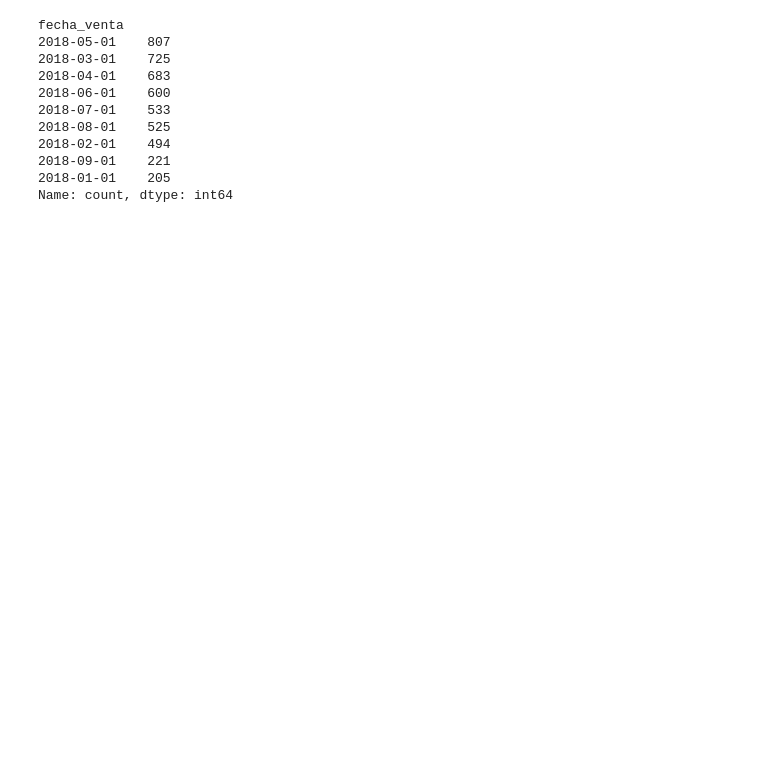
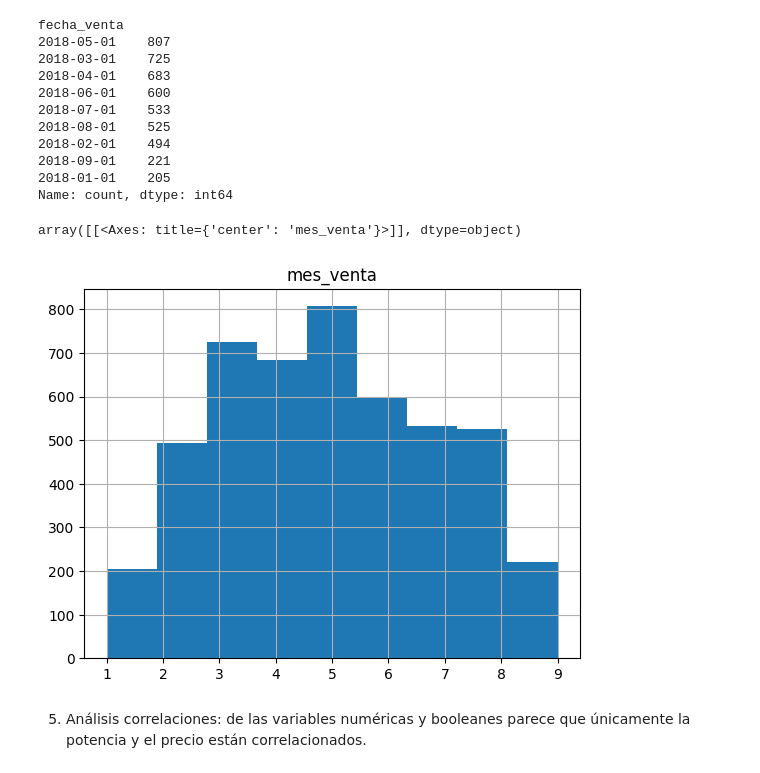
Before and after one commit to tvgtech/BMW_Proj, a Jupyter notebook: Esther_BMW.ipynb, the cells around one changed output. Cells and saved outputs as stored; diff of their text form; code cells hidden in the pictures; blank space fills up the shorter version.

Commit message:
análisis univariable

```diff
--- a/Esther_BMW.ipynb
+++ b/Esther_BMW.ipynb
@@ -686,3 +724,7 @@ fecha_venta
 2018-09-01    221
 2018-01-01    205
 Name: count, dtype: int64
+# %%
+df_bmw9 = df_bmw8.copy()
+# %%
+df_bmw9['mes_venta'] = pd.to_datetime(df_bmw9['fecha_venta']).dt.month
@@ -688,0 +733,7 @@ Name: count, dtype: int64
+# %%
+df_bmw9.hist('mes_venta', bins = 9)
+# %% [output]
+array([[<Axes: title={'center': 'mes_venta'}>]], dtype=object)
+[figure, added]
+# %% [markdown]
+5. Análisis correlaciones: de las variables numéricas y booleanes parece que únicamente la potencia y el precio están correlacionados.
```
Also changed, not shown: parts of 49 cells of this notebook.
